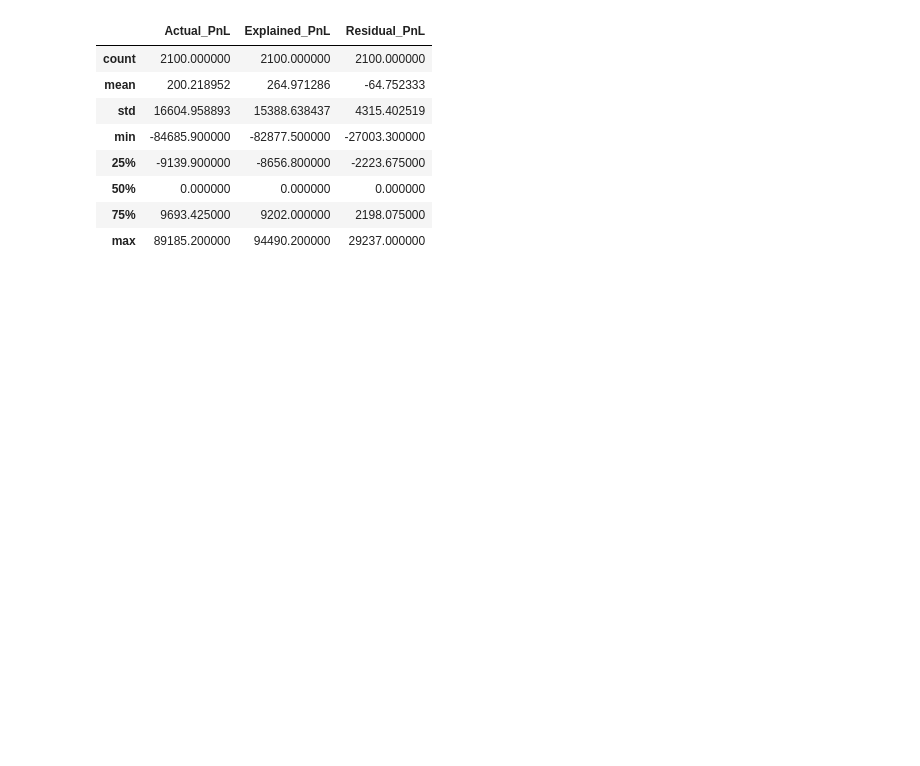
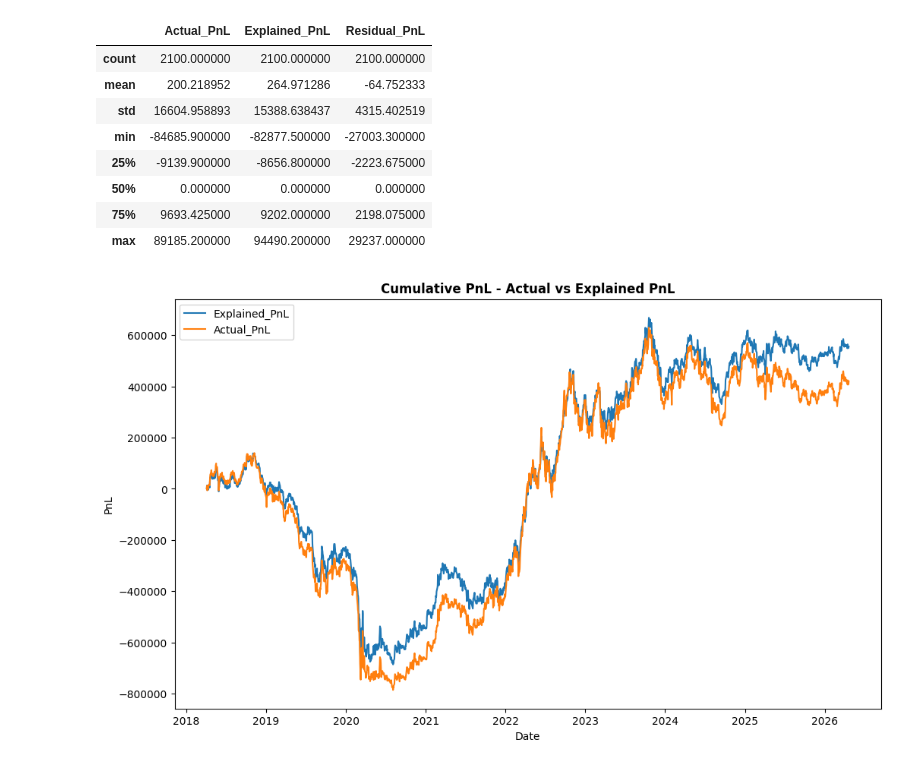
Before and after one commit to gorkemyencak/hedge-accounting-valuation-platform, a Jupyter notebook: notebooks/03_swap_pricing_testing.ipynb, the cells around one changed output. Drawn from its saved outputs; the diff is of its cells as text; code cells hidden in the pictures; blank space fills up the shorter version.

Commit message:
PnL dashboard & rolling correlation

```diff
--- a/notebooks/03_swap_pricing_testing.ipynb
+++ b/notebooks/03_swap_pricing_testing.ipynb
@@ -353,3 +359,12 @@ residual.describe()
 | 50% | 0.000000 | 0.000000 | 0.000000 |
 | 75% | 9693.425000 | 9202.000000 | 2198.075000 |
 | max | 89185.200000 | 94490.200000 | 29237.000000 |
+# %%
+### PnL Dashboard
+# cumulatve PnL
+plot_cumulative_pnl(
+    pnl_explained = explained_pnl,
+    pnl_actual = actual_pnl
+)
+# %% [output]
+[figure, added]
```
Also changed, not shown: parts of 3 cells of this notebook, 1 other file.
